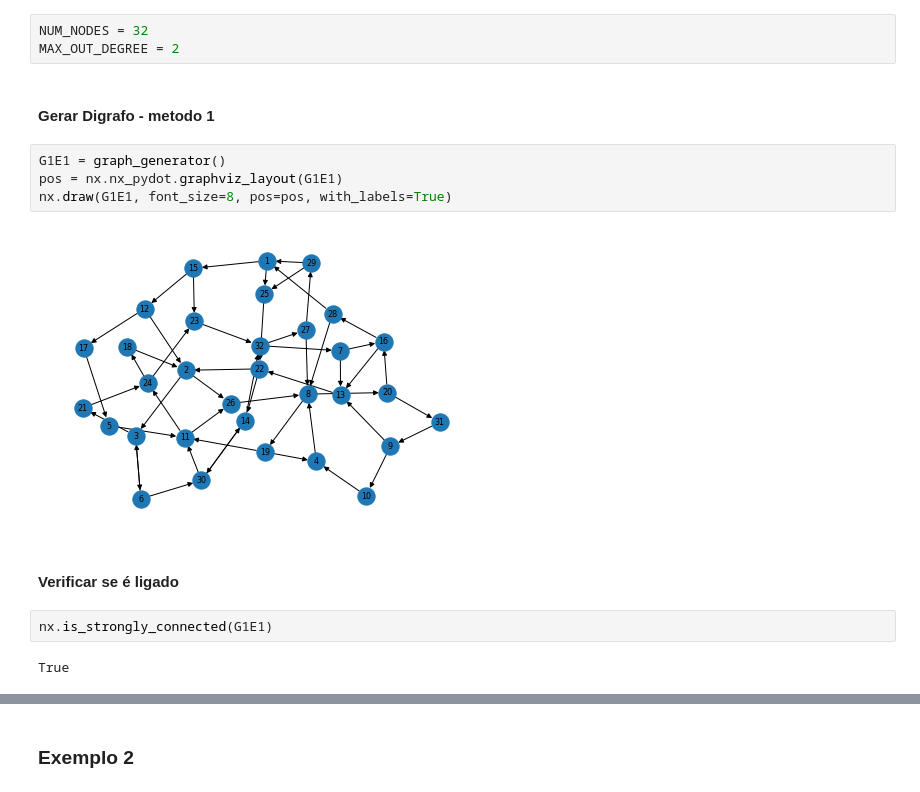
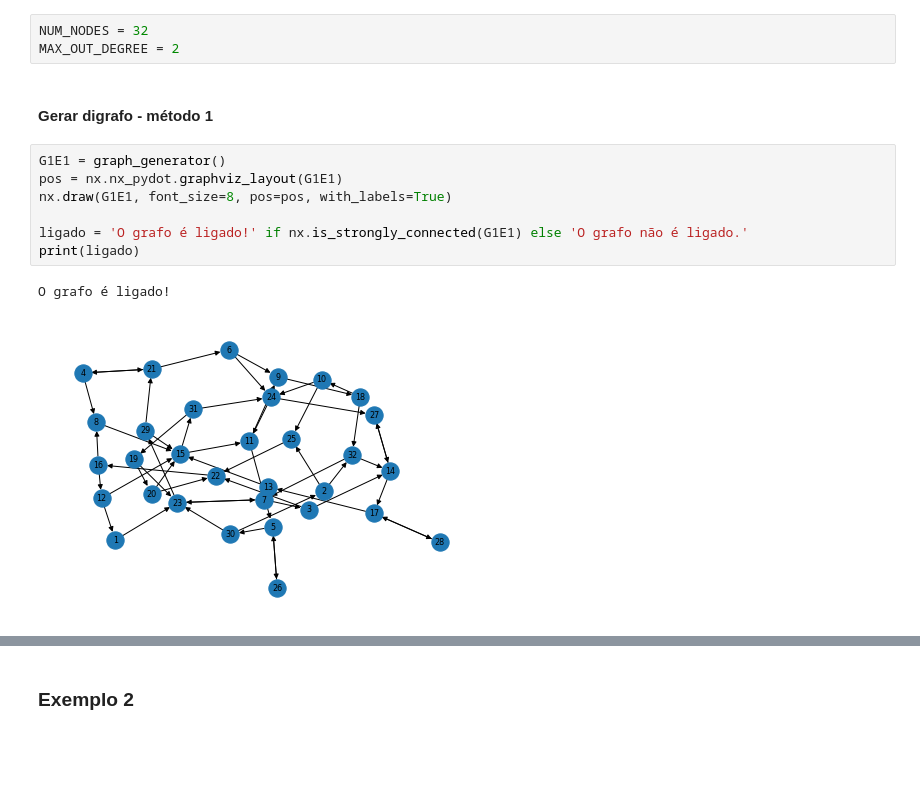
Before and after one commit to zoisper/LC-Projeto, a Jupyter notebook: 2/Trafego.ipynb, the cells around one changed output, grey strips where cells are left out. Cells and saved outputs as stored; diff of their text form; blank space fills up the shorter version.

```diff
--- a/2/Trafego.ipynb
+++ b/2/Trafego.ipynb
@@ -219,17 +217,15 @@ $\quad$Uma vez que o kernel do jupyter "morria" para a combição de 32 nodes co
 NUM_NODES = 32
 MAX_OUT_DEGREE = 2
 # %% [markdown]
-#### Gerar Digrafo - metodo 1
+#### Gerar digrafo - método 1
 # %%
 G1E1 = graph_generator()
 pos = nx.nx_pydot.graphviz_layout(G1E1)
 nx.draw(G1E1, font_size=8, pos=pos, with_labels=True)
+
+ligado = 'O grafo é ligado!' if nx.is_strongly_connected(G1E1) else 'O grafo não é ligado.'
+print(ligado)
 # %% [output]
+O grafo é ligado!
-[figure, old version]
+[figure, new version]
-# %% [markdown]
-#### Verificar se é ligado
-# %%
-nx.is_strongly_connected(G1E1)
-# %% [output]
-True
 # %% [markdown]
```
Also changed, not shown: parts of 57 cells of this notebook.
